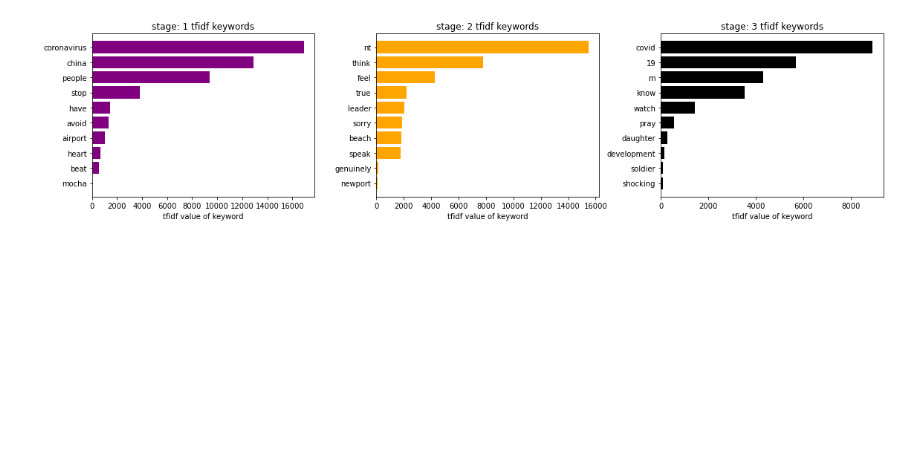
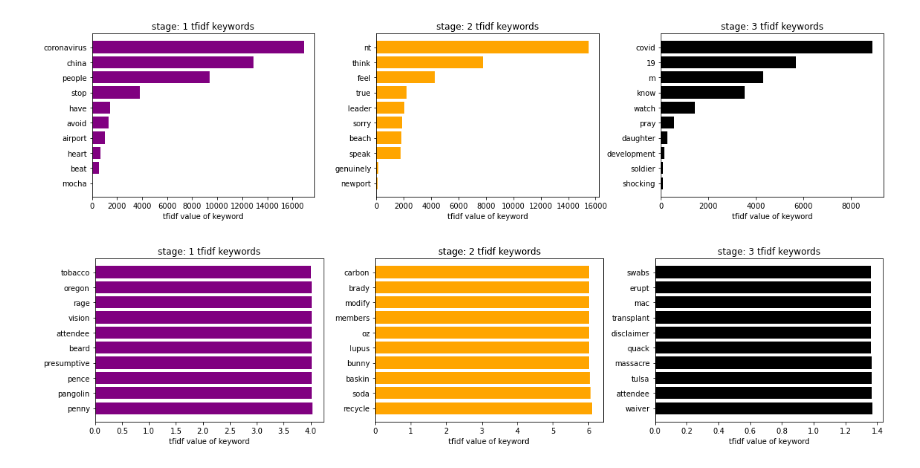
Before and after one commit to Alexander-Kahanek/COVID_Research, a Jupyter notebook: analysis/stages.ipynb, the cells around one changed output. Saved outputs shown, nothing was run; the diff lists cells and outputs as text; code cells hidden in the pictures; blank space fills up the shorter version.

```diff
--- a/analysis/stages.ipynb
+++ b/analysis/stages.ipynb
@@ -203,3 +206,15 @@ plt.tight_layout()
 plt.show()
 # %% [output]
 [figure]
+# %%
+fig, ax = plt.subplots(nrows=1, ncols=3, figsize=(16, 4)) #sharey = True
+colors = ['purple', 'orange', 'black']
+for i in range(3):
+    df = pd.read_csv(f'tfidf_s{i+1}.agg.csv').sort_values(by='sum', ascending=False).head(10)
+    ax[i].barh(y=df['word'].astype(str), width=df['sum'].astype(float), color=colors[i])
+    ax[i].set_title(f'stage: {i+1} tfidf keywords')
+    ax[i].set_xlabel('tfidf value of keyword')
+plt.tight_layout()
+plt.show()
+# %% [output]
+[figure, added]
```
Also changed, not shown: parts of 1 cell of this notebook.
